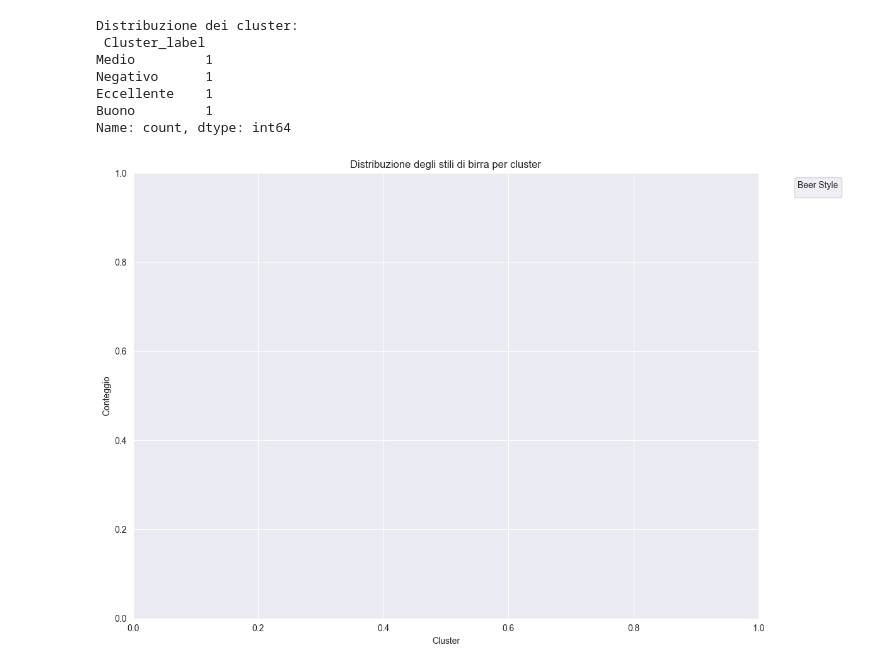
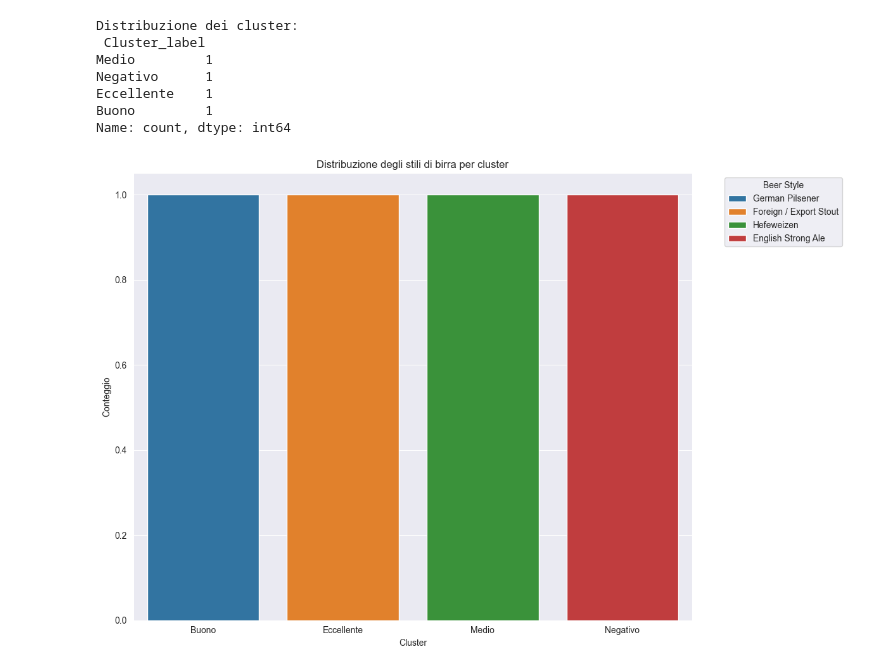
Before and after one commit to edoardocraia/BeerReviews_analysisML, a Jupyter notebook: clustering/Main.ipynb, the cells around one changed output. Cells and saved outputs as stored; diff of their text form; code cells hidden in the pictures.

```diff
--- a/clustering/Main.ipynb
+++ b/clustering/Main.ipynb
@@ -275,3 +313,5 @@ Index: []
+# %%
+review_data['Cluster'] = cluster_labels
 # %%
 # Creiamo la mappatura numerica per i cluster
 cluster_map = {
@@ -307,5 +351,5 @@ print(review_data[['Cluster', 'Cluster_label']].head())
 # %%
-review_data['beer_style'] = review_data['beer_style'].fillna('Unknown')
+review_data['beer_style'] = df['beer_style']
 # %%
 style_distribution = (
     review_data.groupby(['Cluster_label', 'beer_style'])
@@ -405,16 +458,16 @@ Buono         1
 Name: count, dtype: int64
 # %%
 # Filtro per escludere stili di birra con solo 1 recensione per cluster
-style_distribution_filtered = style_distribution[style_distribution['count'] > 1]
+#style_distribution_filtered = style_distribution[style_distribution['count'] > 1]
 
 # Visualizzazione della distribuzione degli stili di birra per cluster
 plt.figure(figsize=(12, 8))
-sns.barplot(data=style_distribution_filtered, x='Cluster_label', y='count', hue='beer_style')
+sns.barplot(data=style_distribution, x='Cluster_label', y='count', hue='beer_style')
 plt.title('Distribuzione degli stili di birra per cluster')
 plt.ylabel('Conteggio')
 plt.xlabel('Cluster')
 plt.legend(title='Beer Style', bbox_to_anchor=(1.05, 1), loc='upper left')
 plt.tight_layout()
 plt.show()
 # %% [output]
-[figure, old version]
+[figure, new version]
```
Also changed, not shown: parts of 10 cells of this notebook, 3 other files.
